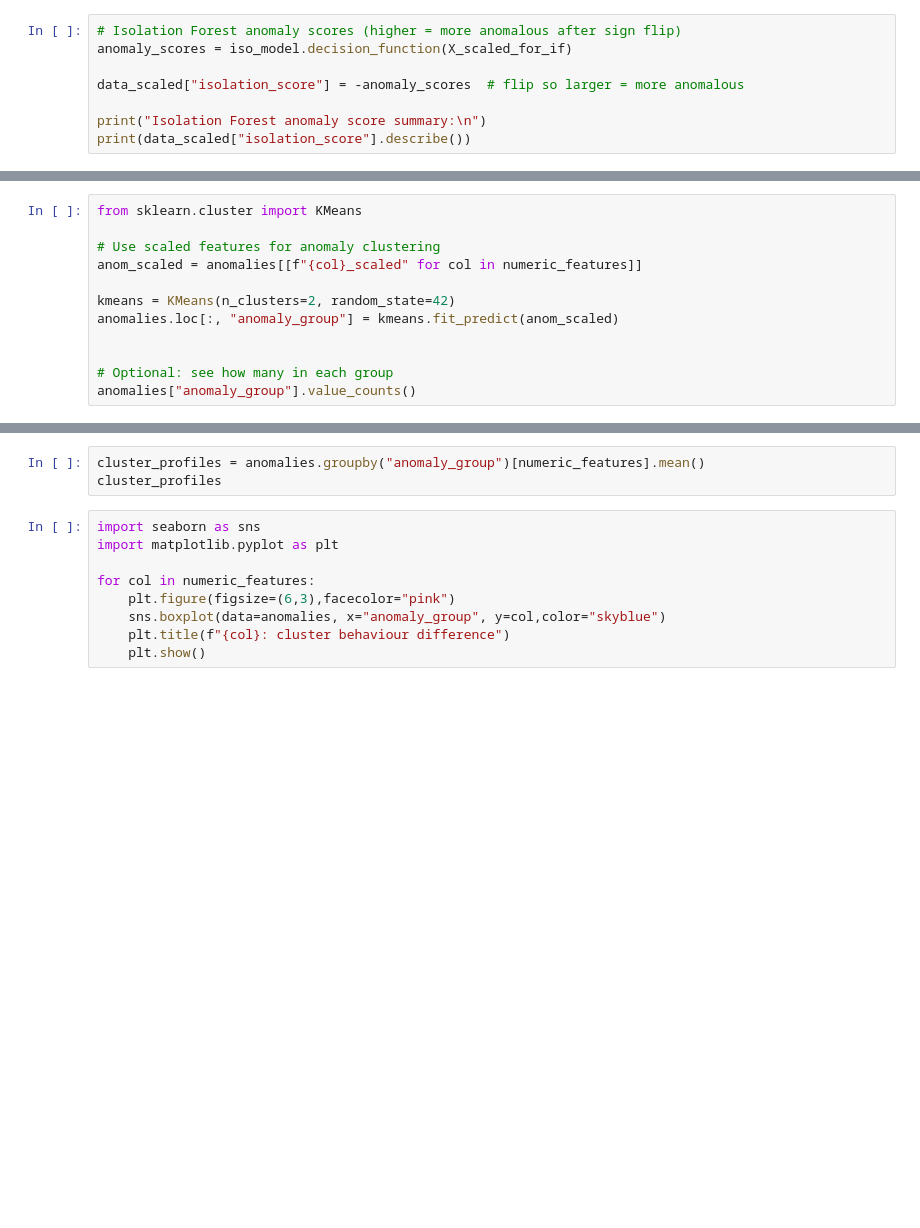
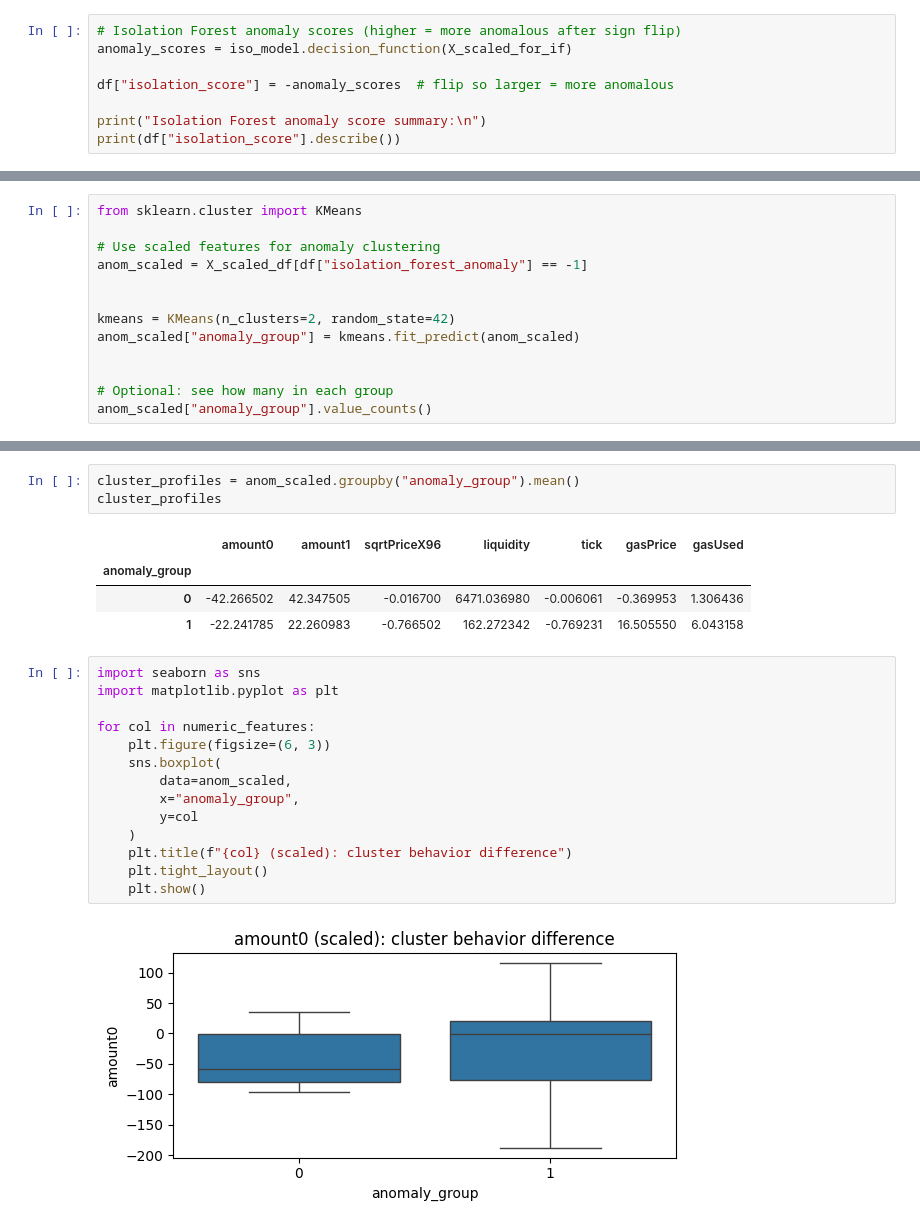
Before and after one commit to minaozdogan/Blockchain-Smart-Contract-Transaction-Anomaly-Detection-Project, a Jupyter notebook: notebooks/isolation_forest.ipynb, the cells around one changed output, grey strips where cells are left out. Drawn from its saved outputs; the diff is of its cells as text; blank space fills up the shorter version.

```diff
--- a/notebooks/isolation_forest.ipynb
+++ b/notebooks/isolation_forest.ipynb
@@ -77,7 +148,7 @@ plt.show()
 # Isolation Forest anomaly scores (higher = more anomalous after sign flip)
 anomaly_scores = iso_model.decision_function(X_scaled_for_if)
 
-data_scaled["isolation_score"] = -anomaly_scores  # flip so larger = more anomalous
+df["isolation_score"] = -anomaly_scores  # flip so larger = more anomalous
 
 print("Isolation Forest anomaly score summary:\n")
-print(data_scaled["isolation_score"].describe())
+print(df["isolation_score"].describe())
@@ -89,11 +190,12 @@ print(data_scaled.sort_values("isolation_score", ascending=False).head(5)[cols_t
 from sklearn.cluster import KMeans
 
 # Use scaled features for anomaly clustering
-anom_scaled = anomalies[[f"{col}_scaled" for col in numeric_features]]
+anom_scaled = X_scaled_df[df["isolation_forest_anomaly"] == -1]
+
 
 kmeans = KMeans(n_clusters=2, random_state=42)
-anomalies.loc[:, "anomaly_group"] = kmeans.fit_predict(anom_scaled)
+anom_scaled["anomaly_group"] = kmeans.fit_predict(anom_scaled)
 
 
 # Optional: see how many in each group
-anomalies["anomaly_group"].value_counts()
+anom_scaled["anomaly_group"].value_counts()
@@ -100,12 +212,24 @@ anomalies["anomaly_group"].value_counts()
 # %%
-cluster_profiles = anomalies.groupby("anomaly_group")[numeric_features].mean()
+cluster_profiles = anom_scaled.groupby("anomaly_group").mean()
 cluster_profiles
+# %% [output]
+|  | amount0 | amount1 | sqrtPriceX96 | liquidity | tick | gasPrice | gasUsed |
+| anomaly_group |  |  |  |  |  |  |  |
+| 0 | -42.266502 | 42.347505 | -0.016700 | 6471.036980 | -0.006061 | -0.369953 | 1.306436 |
+| 1 | -22.241785 | 22.260983 | -0.766502 | 162.272342 | -0.769231 | 16.505550 | 6.043158 |
 # %%
 import seaborn as sns
 import matplotlib.pyplot as plt
 
 for col in numeric_features:
-    plt.figure(figsize=(6,3),facecolor="pink")
-    sns.boxplot(data=anomalies, x="anomaly_group", y=col,color="skyblue")
-    plt.title(f"{col}: cluster behaviour difference")
+    plt.figure(figsize=(6, 3))
+    sns.boxplot(
+        data=anom_scaled,
+        x="anomaly_group",
+        y=col
+    )
+    plt.title(f"{col} (scaled): cluster behavior difference")
+    plt.tight_layout()
     plt.show()
+# %% [output]
+[figure, added]
```
Also changed, not shown: parts of 13 cells of this notebook.
